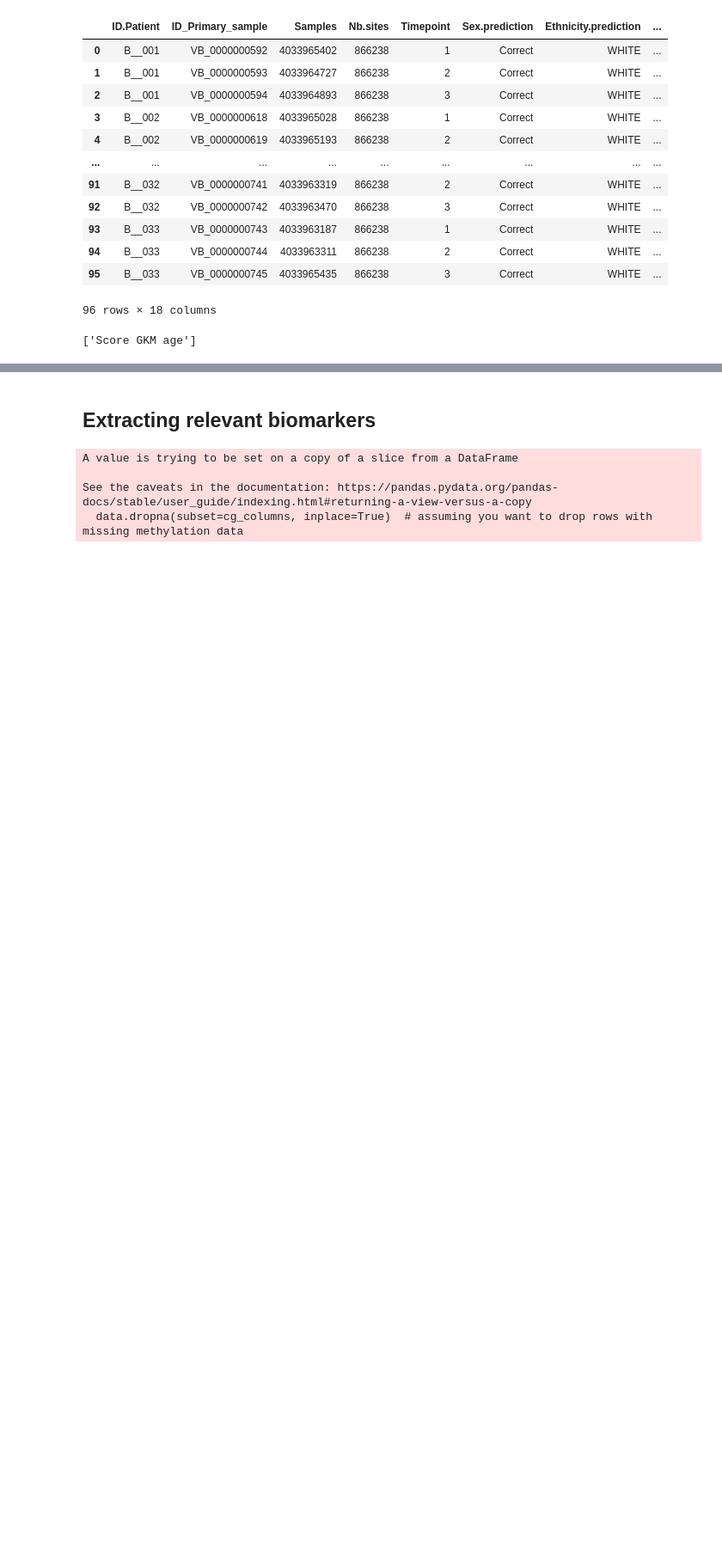
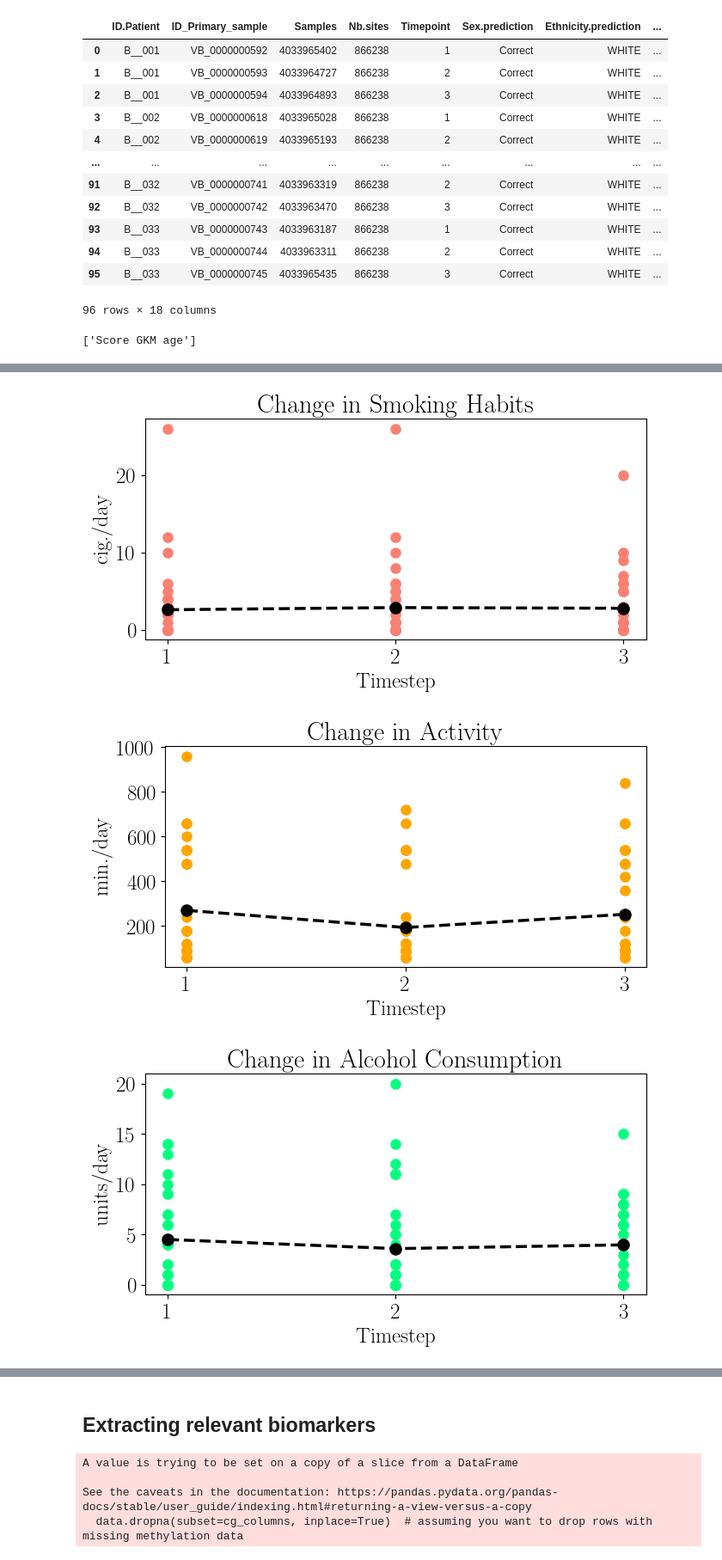
Before and after one commit to AmroAbdrabo/project-fasting-on-aging, a Jupyter notebook: exploratory_analysis.ipynb, the cells around one changed output, grey strips where cells are left out. Shown at 86% size. Saved outputs shown, nothing was run; the diff lists cells and outputs as text; code cells hidden in the pictures; blank space fills up the shorter version.

```diff
--- a/exploratory_analysis.ipynb
+++ b/exploratory_analysis.ipynb
@@ -108,0 +166,43 @@ merged_df = pd.read_csv("merged.csv")
+# %%
+def evolution_plot(title, criteria, y_label, color = 'red'):
+    y_1 = merged_df[merged_df['Timepoint'] == 1][criteria]
+    y_2 = merged_df[merged_df['Timepoint'] == 2][criteria]
+    y_3 = merged_df[merged_df['Timepoint'] == 3][criteria]
+
+    mean_y_1 = np.mean(y_1)
+    mean_y_2 = np.mean(y_2)
+    mean_y_3 = np.mean(y_3)
+
+    # X values corresponding to each category
+    x_values = ['1', '2', '3']
+    mean_y_values = [mean_y_1, mean_y_2, mean_y_3]
+
+    # Create scatter plot
+    plt.figure(figsize=(7, 4))
+    categories_full = ['1'] * 32 + ['2'] * 32 + ['3'] * 32
+    y_values_full = np.concatenate([y_1, y_2, y_3])
+    plt.scatter(categories_full, y_values_full, color = color, alpha=1)
+
+    # Plot dotted line connecting the means of each category
+    plt.plot(x_values, mean_y_values, linestyle='--', color='black', marker='o')
+
+    # Labeling the axes
+    plt.xlabel('Timestep')
+    plt.ylabel(y_label)
+
+    # Title of the plot
+    plt.title(f'Change in {title}')
+
+    # Show plot
+    plt.tight_layout()
+    plt.savefig(f"{title}_evolution.png")
+    plt.show()
+# %%
+evolution_plot("Smoking Habits", 'Value.Equivalent.cigarettes', 'cig./day', color = 'salmon')
+evolution_plot("Activity", 'Value.Equivalent.minutes.of.activity', 'min./day', color = 'orange')
+evolution_plot("Alcohol Consumption", 'Value.Equivalent.alcohol.units', 'units/day', color = 'springgreen')
+evolution_plot("Vegetable Consumption", 'Value.Equivalent.fruits.vegis', 'units/day', color = 'skyblue')
+# %% [output]
+[figure, added]
+[figure, added]
+[figure, added]
```
Also changed, not shown: parts of 42 cells of this notebook, 7 other files.
